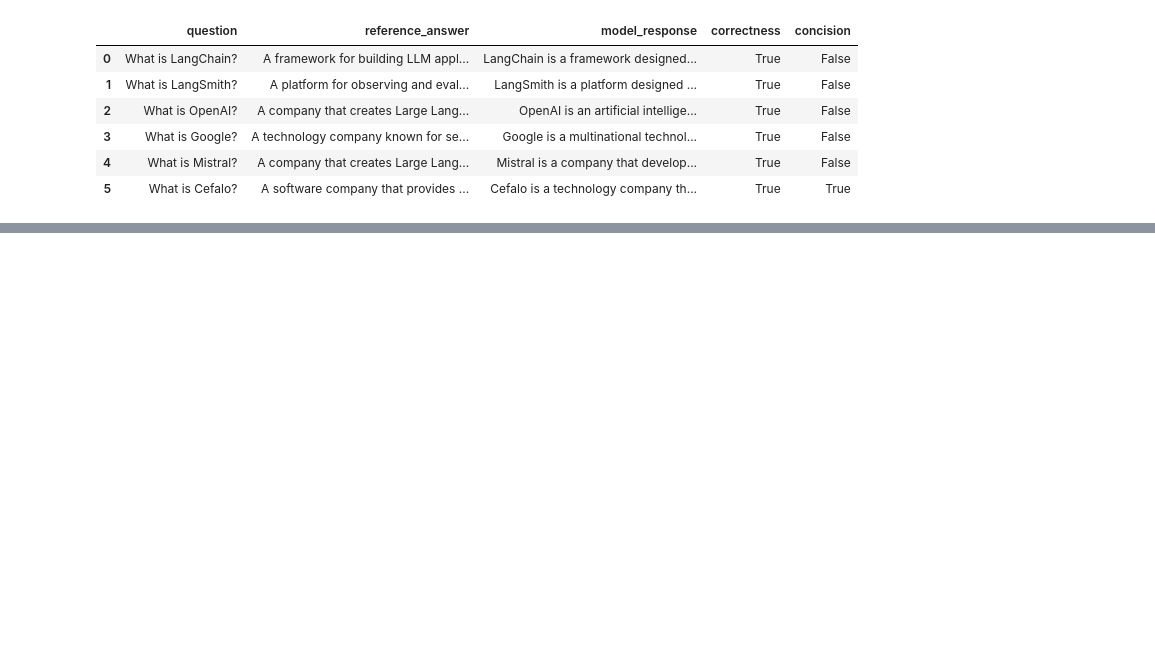
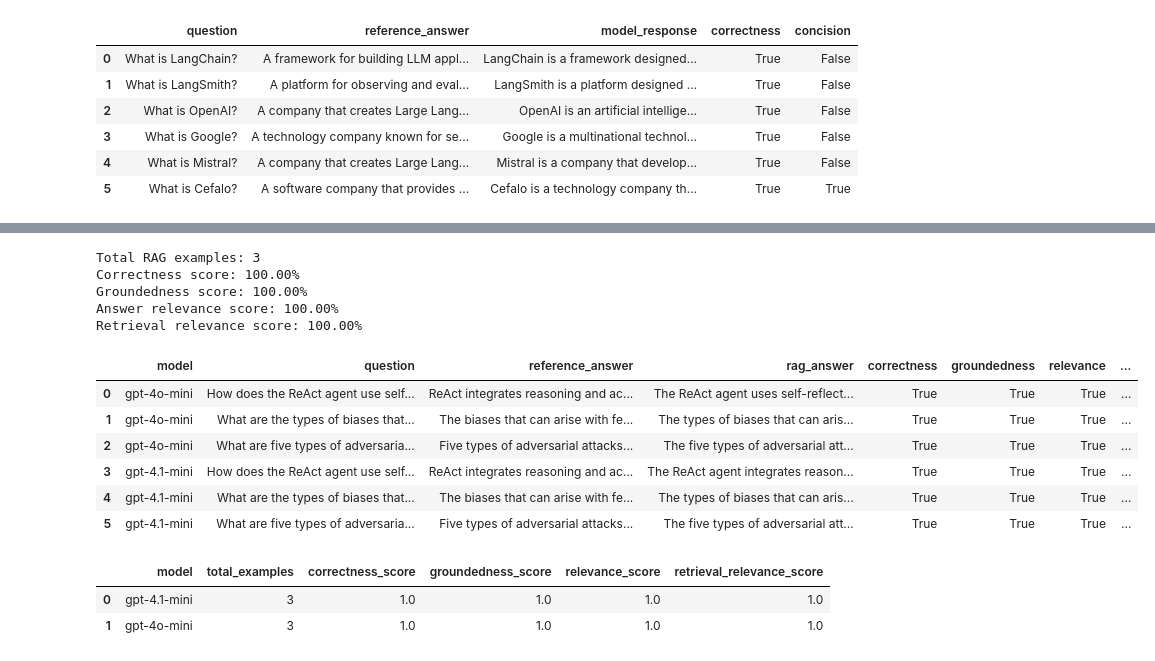
Before and after one commit to faizulkhan56/chatbot-evaluator, a Jupyter notebook: 1-rag_evaluation_wols.ipynb, the cells around one changed output, grey strips where cells are left out. Saved outputs shown, nothing was run; the diff lists cells and outputs as text; code cells hidden in the pictures; blank space fills up the shorter version.

```diff
--- a/1-rag_evaluation_wols.ipynb
+++ b/1-rag_evaluation_wols.ipynb
@@ -172,0 +935,14 @@ results_df
+# %%
+total = len(rag_results_df)
+
+print(f"Total RAG examples: {total}")
+print(f"Correctness score: {rag_results_df['correctness'].mean():.2%}")
+print(f"Groundedness score: {rag_results_df['groundedness'].mean():.2%}")
+print(f"Answer relevance score: {rag_results_df['relevance'].mean():.2%}")
+print(f"Retrieval relevance score: {rag_results_df['retrieval_relevance'].mean():.2%}")
+# %% [output]
+Total RAG examples: 3
+Correctness score: 100.00%
+Groundedness score: 100.00%
+Answer relevance score: 100.00%
+Retrieval relevance score: 100.00%
@@ -172,0 +982,63 @@ results_df
+# %%
+def run_rag_evaluation(model_name: str):
+    rag_local_results = []
+
+    for example in rag_examples:
+        inputs = example["inputs"]
+        reference_outputs = example["outputs"]
+
+        outputs = rag_bot(
+            question=inputs["question"],
+            model_name=model_name,
+        )
+
+        result = {
+            "model": model_name,
+            "question": inputs["question"],
+            "reference_answer": reference_outputs["answer"],
+            "rag_answer": outputs["answer"],
+            "correctness": correctness(inputs, outputs, reference_outputs),
+            "groundedness": groundedness(inputs, outputs),
+            "relevance": relevance(inputs, outputs),
+            "retrieval_relevance": retrieval_relevance(inputs, outputs),
+            "retrieved_docs_count": len(outputs["documents"]),
+        }
+
+        rag_local_results.append(result)
+
+    return pd.DataFrame(rag_local_results)
+# %%
+rag_results_gpt_4o_mini = run_rag_evaluation("gpt-4o-mini")
+rag_results_gpt_4_1_mini = run_rag_evaluation("gpt-4.1-mini")
+# %%
+rag_comparison_df = pd.concat(
+    [
+        rag_results_gpt_4o_mini,
+        rag_results_gpt_4_1_mini,
+    ],
+    ignore_index=True,
+)
+
+rag_comparison_df
+# %% [output]
+|  | model | question | reference_answer | rag_answer | correctness | groundedness | relevance | ... |
+| 0 | gpt-4o-mini | How does the ReAct agent use self... | ReAct integrates reasoning and ac... | The ReAct agent uses self-reflect... | True | True | True | ... |
+| 1 | gpt-4o-mini | What are the types of biases that... | The biases that can arise with fe... | The types of biases that can aris... | True | True | True | ... |
+| 2 | gpt-4o-mini | What are five types of adversaria... | Five types of adversarial attacks... | The five types of adversarial att... | True | True | True | ... |
+| 3 | gpt-4.1-mini | How does the ReAct agent use self... | ReAct integrates reasoning and ac... | The ReAct agent integrates reason... | True | True | True | ... |
+| 4 | gpt-4.1-mini | What are the types of biases that... | The biases that can arise with fe... | The types of biases that can aris... | True | True | True | ... |
+| 5 | gpt-4.1-mini | What are five types of adversaria... | Five types of adversarial attacks... | The five types of adversarial att... | True | True | True | ... |
+# %%
+rag_summary_df = rag_comparison_df.groupby("model").agg(
+    total_examples=("question", "count"),
+    correctness_score=("correctness", "mean"),
+    groundedness_score=("groundedness", "mean"),
+    relevance_score=("relevance", "mean"),
+    retrieval_relevance_score=("retrieval_relevance", "mean"),
+).reset_index()
+
+rag_summary_df
+# %% [output]
+|  | model | total_examples | correctness_score | groundedness_score | relevance_score | retrieval_relevance_score |
+| 0 | gpt-4.1-mini | 3 | 1.0 | 1.0 | 1.0 | 1.0 |
+| 1 | gpt-4o-mini | 3 | 1.0 | 1.0 | 1.0 | 1.0 |
```
Also changed, not shown: parts of 32 cells of this notebook.
